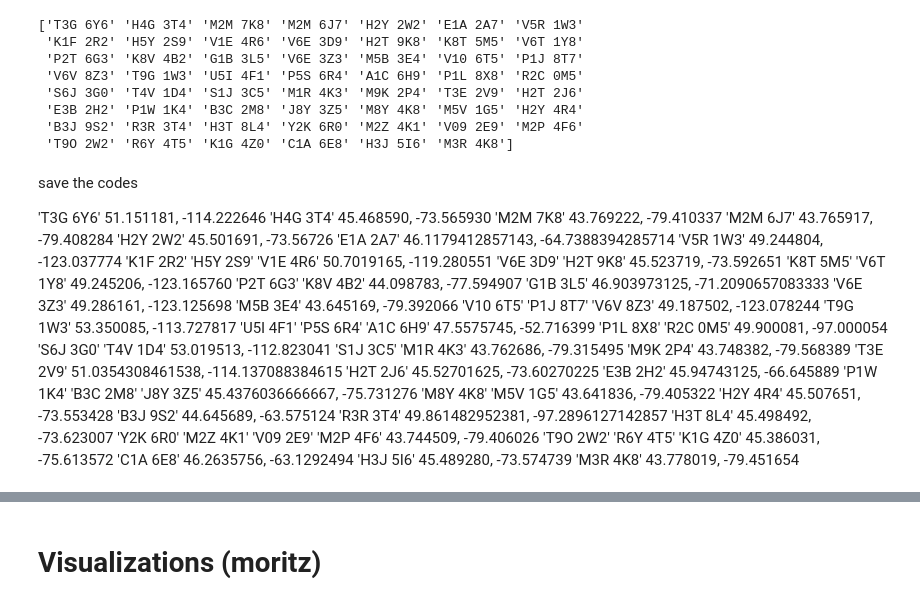
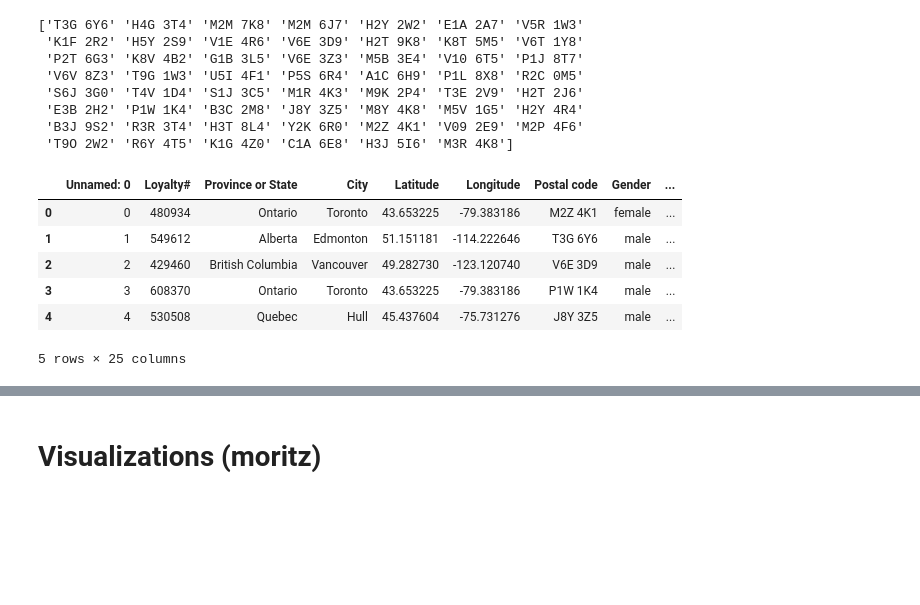
Before and after one commit to LiberoBiagi/DM_Nova_IMS_25-26, a Jupyter notebook: data_mining.ipynb, the cells around one changed output, grey strips where cells are left out. Drawn from its saved outputs; the diff is of its cells as text; code cells hidden in the pictures; blank space fills up the shorter version.

Commit message:
put distance city and airport

```diff
--- a/data_mining.ipynb
+++ b/data_mining.ipynb
@@ -524,61 +524,3 @@ print(df_costumer[df_costumer["Location Code"] == "Rural"]["Postal code"].unique
  'E3B 2H2' 'P1W 1K4' 'B3C 2M8' 'J8Y 3Z5' 'M8Y 4K8' 'M5V 1G5' 'H2Y 4R4'
  'B3J 9S2' 'R3R 3T4' 'H3T 8L4' 'Y2K 6R0' 'M2Z 4K1' 'V09 2E9' 'M2P 4F6'
  'T9O 2W2' 'R6Y 4T5' 'K1G 4Z0' 'C1A 6E8' 'H3J 5I6' 'M3R 4K8']
-# %% [markdown]
-save the codes
-
-'T3G 6Y6' 51.151181, -114.222646
-'H4G 3T4' 45.468590, -73.565930
-'M2M 7K8' 43.769222, -79.410337
-'M2M 6J7' 43.765917, -79.408284
-'H2Y 2W2' 45.501691, -73.56726
-'E1A 2A7' 46.1179412857143, -64.7388394285714
-'V5R 1W3' 49.244804, -123.037774
-'K1F 2R2'
-'H5Y 2S9'
-'V1E 4R6' 50.7019165, -119.280551
-'V6E 3D9'
-'H2T 9K8' 45.523719, -73.592651
-'K8T 5M5'
-'V6T 1Y8' 49.245206, -123.165760
-'P2T 6G3'
-'K8V 4B2' 44.098783, -77.594907
-'G1B 3L5' 46.903973125, -71.2090657083333
-'V6E 3Z3' 49.286161, -123.125698
-'M5B 3E4' 43.645169, -79.392066
-'V10 6T5'
-'P1J 8T7'
-'V6V 8Z3' 49.187502, -123.078244
-'T9G 1W3' 53.350085, -113.727817
-'U5I 4F1'
-'P5S 6R4'
-'A1C 6H9' 47.5575745, -52.716399
-'P1L 8X8'
-'R2C 0M5' 49.900081, -97.000054
-'S6J 3G0'
-'T4V 1D4' 53.019513, -112.823041
-'S1J 3C5'
-'M1R 4K3' 43.762686, -79.315495
-'M9K 2P4' 43.748382, -79.568389
-'T3E 2V9' 51.0354308461538, -114.137088384615
-'H2T 2J6' 45.52701625, -73.60270225
-'E3B 2H2' 45.94743125, -66.645889
-'P1W 1K4'
-'B3C 2M8'
-'J8Y 3Z5' 45.4376036666667, -75.731276
-'M8Y 4K8'
-'M5V 1G5' 43.641836, -79.405322
-'H2Y 4R4' 45.507651, -73.553428
-'B3J 9S2' 44.645689, -63.575124
-'R3R 3T4' 49.861482952381, -97.2896127142857
-'H3T 8L4' 45.498492, -73.623007
-'Y2K 6R0'
-'M2Z 4K1'
-'V09 2E9'
-'M2P 4F6' 43.744509, -79.406026
-'T9O 2W2'
-'R6Y 4T5'
-'K1G 4Z0' 45.386031, -75.613572
-'C1A 6E8' 46.2635756, -63.1292494
-'H3J 5I6' 45.489280, -73.574739
-'M3R 4K8' 43.778019, -79.451654
@@ -584,0 +573,10 @@ save the codes
+# %%
+df_costumer.head()
+# %% [output]
+|  | Unnamed: 0 | Loyalty# | Province or State | City | Latitude | Longitude | Postal code | Gender | ... |
+| 0 | 0 | 480934 | Ontario | Toronto | 43.653225 | -79.383186 | M2Z 4K1 | female | ... |
+| 1 | 1 | 549612 | Alberta | Edmonton | 51.151181 | -114.222646 | T3G 6Y6 | male | ... |
+| 2 | 2 | 429460 | British Columbia | Vancouver | 49.282730 | -123.120740 | V6E 3D9 | male | ... |
+| 3 | 3 | 608370 | Ontario | Toronto | 43.653225 | -79.383186 | P1W 1K4 | male | ... |
+| 4 | 4 | 530508 | Quebec | Hull | 45.437604 | -75.731276 | J8Y 3Z5 | male | ... |
+5 rows × 25 columns
```
Also changed, not shown: parts of 7 cells of this notebook.
